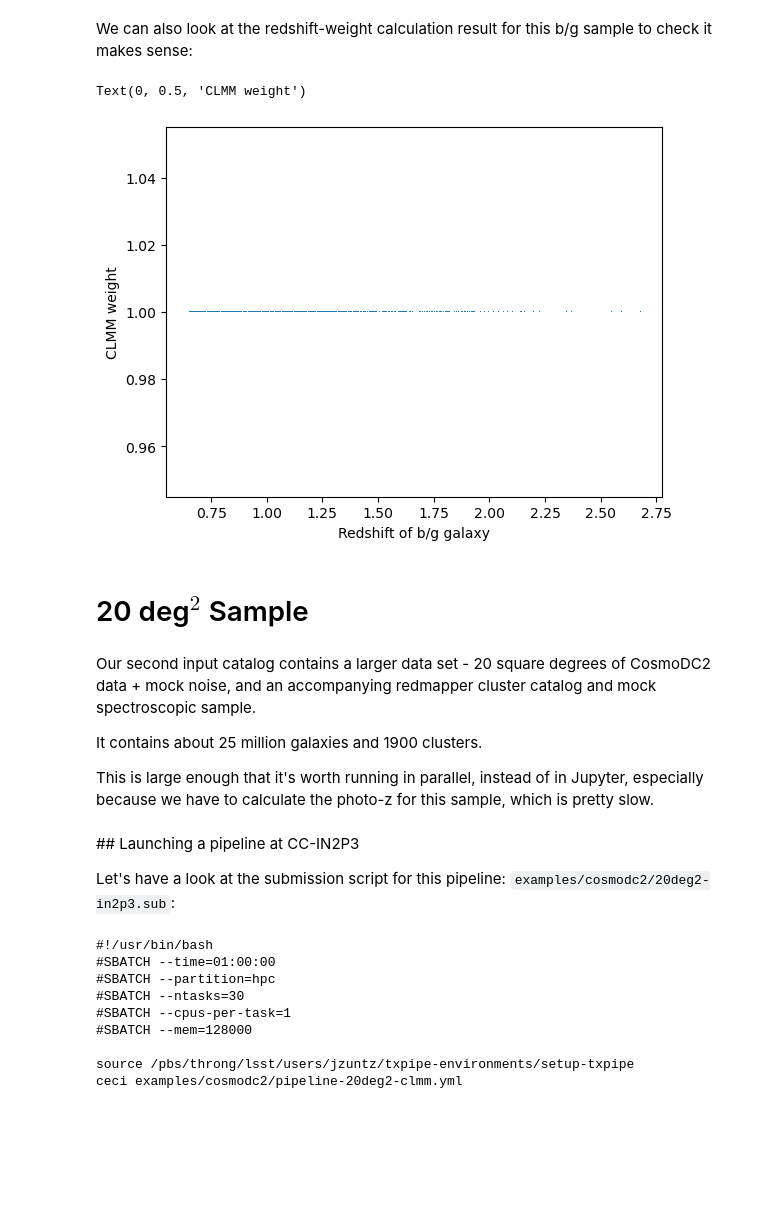
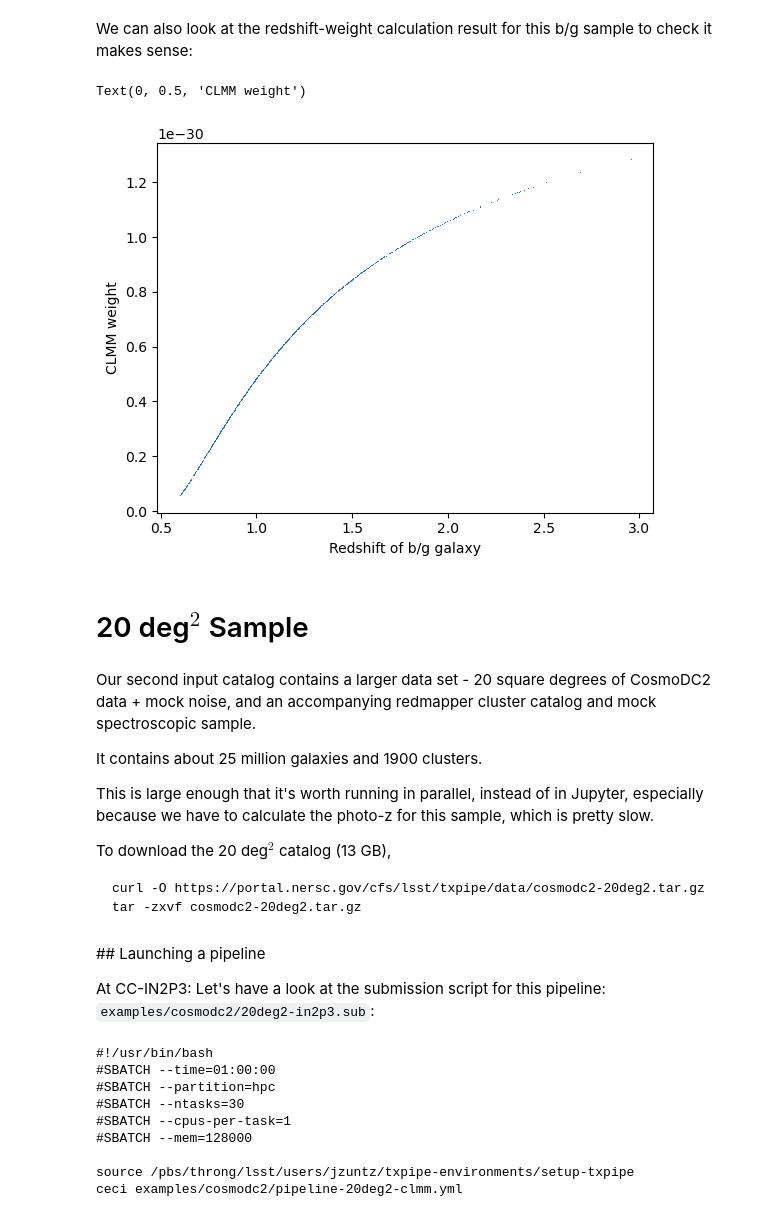
Before and after one commit to LSSTDESC/TXPipe, a Jupyter notebook: notebooks/txpipe_cluster_dev.ipynb, the cells around one changed output. Drawn from its saved outputs; the diff is of its cells as text; code cells hidden in the pictures; blank space fills up the shorter version.

````diff
--- a/notebooks/txpipe_cluster_dev.ipynb
+++ b/notebooks/txpipe_cluster_dev.ipynb
@@ -197,7 +194,7 @@ cluster_info
 # %% [markdown]
 A also the shear catalog associated with that cluster, again by index, in the CLMM data format:
 # %%
-bg_cat = ccc.get_background_shear_catalog(30)
+bg_cat = ccc.get_background_shear_catalog(0)
 bg_cat[0:3]
 # %% [output]
 GCData
@@ -221,13 +218,12 @@ plt.colorbar()
 # %% [markdown]
 We can also look at the redshift-weight calculation result for this b/g sample to check it makes sense:
 # %%
-# plt.plot(bg_cat['zmean'], bg_cat['weight_clmm'], ',')
-plt.plot(bg_cat['zmean'], bg_cat['weight'], ',')
+plt.plot(bg_cat['zmean'], bg_cat['weight_clmm'], ',')
 plt.xlabel("Redshift of b/g galaxy")
 plt.ylabel("CLMM weight")
 # %% [output]
 Text(0, 0.5, 'CLMM weight')
-[figure, old version]
+[figure, new version]
 # %% [markdown]
 # 20 deg$^2$ Sample
 # %% [markdown]
@@ -236,13 +232,19 @@ Our second input catalog contains a larger data set - 20 square degrees of Cosmo
 It contains about 25 million galaxies and 1900 clusters.
 
 This is large enough that it's worth running in parallel, instead of in Jupyter, especially because we have to calculate the photo-z for this sample, which is pretty slow.
+
+To download the 20 deg$^2$ catalog (13 GB),
+```
+curl -O https://portal.nersc.gov/cfs/lsst/txpipe/data/cosmodc2-20deg2.tar.gz
+tar -zxvf cosmodc2-20deg2.tar.gz
+```
 # %%
 if not os.path.exists("data/cosmodc2/20deg2/cluster_catalog.hdf5"):
     raise RuntimeError("Download and extract the 20 deg^2 data file to continue")
 # %% [markdown]
-## Launching a pipeline at CC-IN2P3
+## Launching a pipeline
 
-Let's have a look at the submission script for this pipeline: `examples/cosmodc2/20deg2-in2p3.sub`:
+At CC-IN2P3: Let's have a look at the submission script for this pipeline: `examples/cosmodc2/20deg2-in2p3.sub`:
 # %%
 ! cat examples/cosmodc2/20deg2-in2p3.sub
 # %% [output]
````
Also changed, not shown: parts of 17 cells of this notebook.
